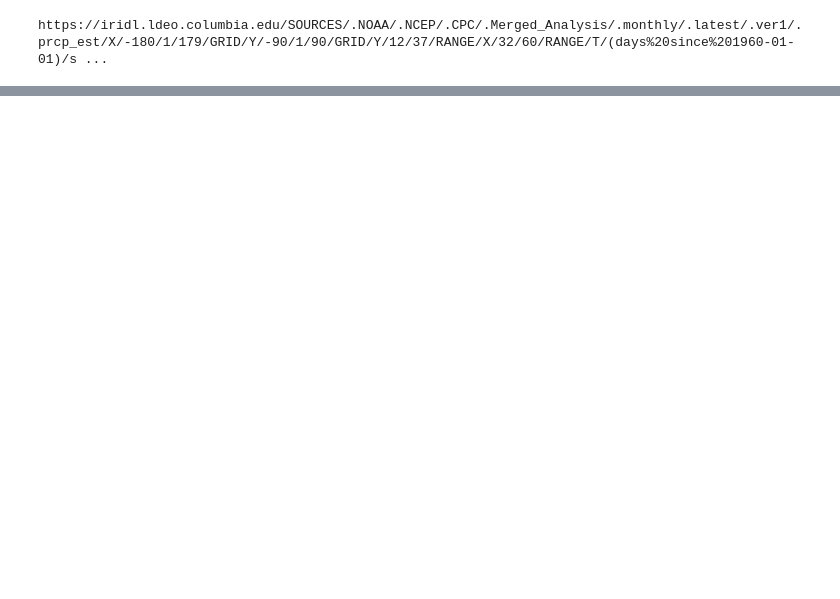
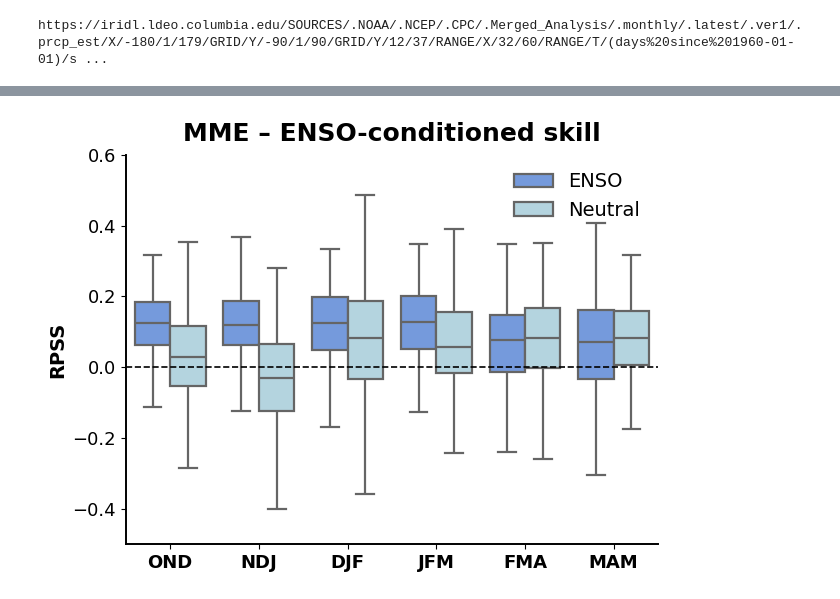
Before and after one commit to emileDesmaili/KAUSTgithub, a Jupyter notebook: Figure ENSOp/ENSO_skill_deterministic.ipynb, the cells around one changed output, grey strips where cells are left out. Saved outputs shown, nothing was run; the diff lists cells and outputs as text; code cells hidden in the pictures; blank space fills up the shorter version.

```diff
--- a/Figure ENSOp/ENSO_skill_deterministic.ipynb
+++ b/Figure ENSOp/ENSO_skill_deterministic.ipynb
@@ -181,3 +169,5 @@ months = ['Jan', 'Feb', 'Mar', 'Apr', 'May', 'Jun', 'Jul', 'Aug', 'Sep', 'Oct',
 seasons = ['NDJ', 'DJF', 'JFM', 'FMA', 'MAM', 'AMJ', 'MJJ', 'JJA', 'JAS', 'ASO', 'SON', 'OND']
 selected_seasons = ['OND', 'NDJ', 'DJF', 'JFM', 'FMA', 'MAM']
 seasons_to_label = {"OND":"a)", "NDJ":"b)", "DJF":"c)", "JFM":"d)", "FMA":"e)", "MAM":"f)"}
+# %%
+mask = regionmask.defined_regions.natural_earth_v5_0_0.land_110.mask( spi_obs['X'], spi_obs['Y'])
@@ -350,0 +520,9 @@ for nmme in spi_hindcast_dict.keys():
+# %%
+season_rpss = compute_rpss_subset_enso(
+    obs=spi_cat,
+    fcst=combined_nmme.prec.sel(
+        S=slice('1991-01-01', '2020-12-31'),
+        L=slice(0.5, 2.5)),
+    enso_dummy=enso_dummy,
+    seasons=seasons,
+    selected_seasons=selected_seasons)
@@ -350,0 +542,76 @@ for nmme in spi_hindcast_dict.keys():
+# %%
+import pickle
+
+with open("data/season_rpss_enso_neutral.pkl", "wb") as f:
+    pickle.dump(season_rpss, f)
+# %%
+with open("data/season_rpss_enso_neutral.pkl", "rb") as f:
+    season_rpss = pickle.load(f)
+# %%
+df_plot = pd.concat(
+    [
+        pd.DataFrame({
+            "Season": season,
+            "ENSO_state": state,
+            "RPSS": season_rpss[season][state],
+        })
+        for season in selected_seasons
+        for state in ["ENSO", "Neutral"]
+    ],
+    ignore_index=True,
+)
+
+sns.boxplot(
+    data=df_plot,
+    x="Season",
+    y="RPSS",
+    hue="ENSO_state",
+    showfliers=False,
+    palette={"Neutral": "lightblue", "ENSO": "cornflowerblue"},  # blue / red
+    linewidth=1.6
+)
+
+# Zero line
+plt.axhline(0, color="black", linestyle="--", linewidth=1.2)
+
+# Title & labels
+plt.title(
+    f"{nmme.upper()} – ENSO-conditioned skill",
+    fontsize=18,
+    fontweight="bold",
+    pad=10
+)
+
+plt.ylabel("RPSS", fontsize=14, fontweight="bold")
+plt.xlabel("")
+plt.ylim(-0.5, 0.6)
+
+# Tick styling
+plt.xticks(fontsize=13, fontweight="bold")
+plt.yticks(fontsize=13)
+
+# Legend styling
+plt.legend(
+    title="",
+    fontsize=14,
+    frameon=False,
+    loc="upper right"
+)
+
+# Axis spine styling
+ax = plt.gca()
+for spine in ["top", "right"]:
+    ax.spines[spine].set_visible(False)
+
+for spine in ["left", "bottom"]:
+    ax.spines[spine].set_linewidth(1.4)
+
+plt.tight_layout()
+
+
+plt.savefig(
+    f"figures/spi_RPSS_lead2p5_ENSO_seasons.pdf",
+    dpi=300
+)
+# %% [output]
+[figure, added]
```
Also changed, not shown: parts of 15 cells of this notebook, 4 other files.
